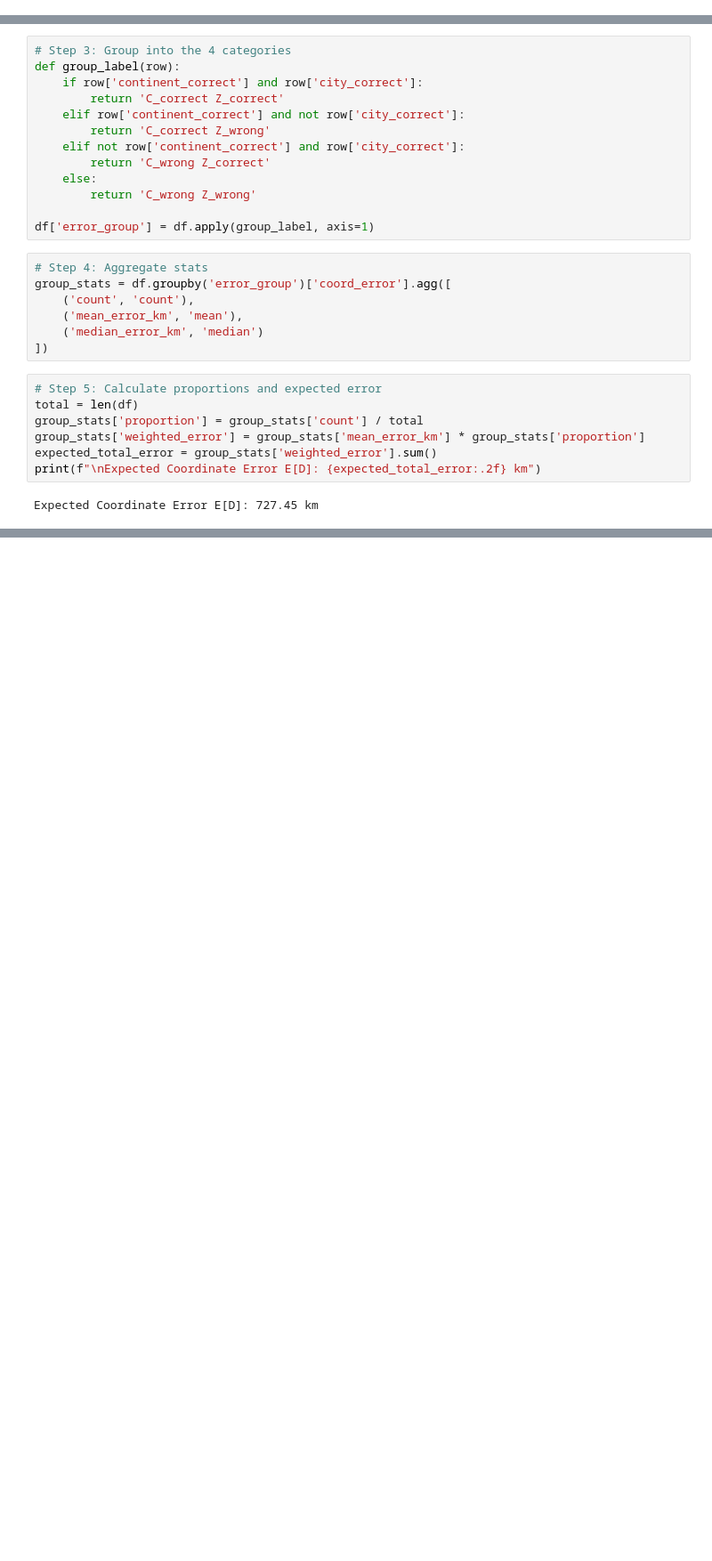
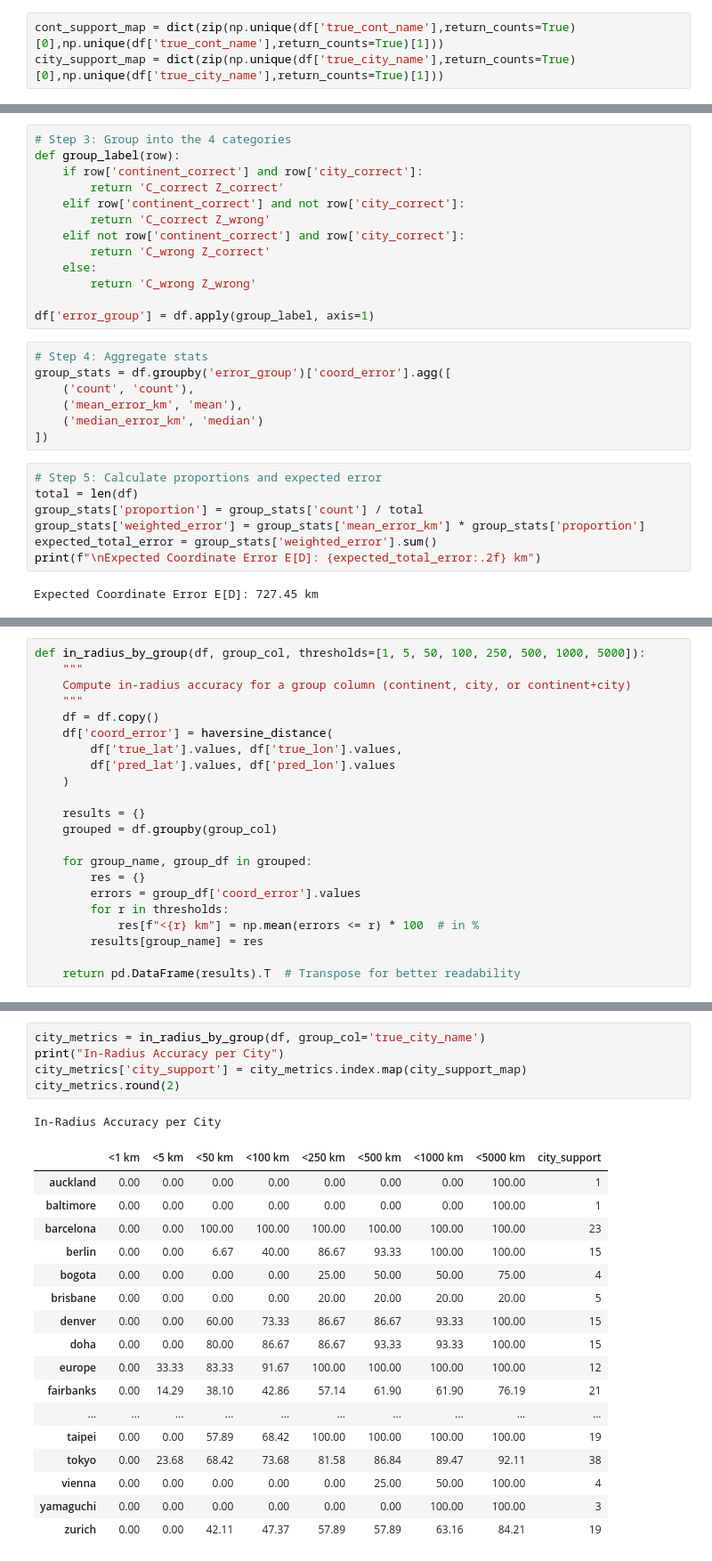
Before and after one commit to ChandrashekarCR/mgps_optimization, a Jupyter notebook: notebooks/feature_enginerring.ipynb, the cells around one changed output, grey strips where cells are left out. Shown: that part at 89% size. Saved outputs shown, nothing was run; the diff lists cells and outputs as text; blank space fills up the shorter version.

Commit message:
Twenty Seventh Commit. Add correct error propogation metrics and perfromed several other checks. Started writing the paper.

```diff
--- a/notebooks/feature_enginerring.ipynb
+++ b/notebooks/feature_enginerring.ipynb
@@ -402,6 +474,9 @@ df['pred_cont_name'] = df['pred_cont'].map(lambda i: continents[i])
 
 df['true_city_name'] = df['true_city'].map(lambda i: cities[i])
 df['pred_city_name'] = df['pred_city'].map(lambda i: cities[i])
+# %%
+cont_support_map = dict(zip(np.unique(df['true_cont_name'],return_counts=True)[0],np.unique(df['true_cont_name'],return_counts=True)[1]))
+city_support_map = dict(zip(np.unique(df['true_city_name'],return_counts=True)[0],np.unique(df['true_city_name'],return_counts=True)[1]))
 # %%
 # Step 1: Compute the correctness
 df['continent_correct'] = df['true_cont'] == df['pred_cont']
@@ -474,0 +630,22 @@ group_stats
+# %%
+def in_radius_by_group(df, group_col, thresholds=[1, 5, 50, 100, 250, 500, 1000, 5000]):
+    """
+    Compute in-radius accuracy for a group column (continent, city, or continent+city)
+    """
+    df = df.copy()
+    df['coord_error'] = haversine_distance(
+        df['true_lat'].values, df['true_lon'].values,
+        df['pred_lat'].values, df['pred_lon'].values
+    )
+
+    results = {}
+    grouped = df.groupby(group_col)
+
+    for group_name, group_df in grouped:
+        res = {}
+        errors = group_df['coord_error'].values
+        for r in thresholds:
+            res[f"<{r} km"] = np.mean(errors <= r) * 100  # in %
+        results[group_name] = res
+
+    return pd.DataFrame(results).T  # Transpose for better readability
@@ -474,0 +667,24 @@ group_stats
+# %%
+city_metrics = in_radius_by_group(df, group_col='true_city_name')
+print("In-Radius Accuracy per City")
+city_metrics['city_support'] = city_metrics.index.map(city_support_map)
+city_metrics.round(2)
+# %% [output]
+In-Radius Accuracy per City
+|  | <1 km | <5 km | <50 km | <100 km | <250 km | <500 km | <1000 km | <5000 km | city_support |
+| auckland | 0.00 | 0.00 | 0.00 | 0.00 | 0.00 | 0.00 | 0.00 | 100.00 | 1 |
+| baltimore | 0.00 | 0.00 | 0.00 | 0.00 | 0.00 | 0.00 | 0.00 | 100.00 | 1 |
+| barcelona | 0.00 | 0.00 | 100.00 | 100.00 | 100.00 | 100.00 | 100.00 | 100.00 | 23 |
+| berlin | 0.00 | 0.00 | 6.67 | 40.00 | 86.67 | 93.33 | 100.00 | 100.00 | 15 |
+| bogota | 0.00 | 0.00 | 0.00 | 0.00 | 25.00 | 50.00 | 50.00 | 75.00 | 4 |
+| brisbane | 0.00 | 0.00 | 0.00 | 0.00 | 20.00 | 20.00 | 20.00 | 20.00 | 5 |
+| denver | 0.00 | 0.00 | 60.00 | 73.33 | 86.67 | 86.67 | 93.33 | 100.00 | 15 |
+| doha | 0.00 | 0.00 | 80.00 | 86.67 | 86.67 | 93.33 | 93.33 | 100.00 | 15 |
+| europe | 0.00 | 33.33 | 83.33 | 91.67 | 100.00 | 100.00 | 100.00 | 100.00 | 12 |
+| fairbanks | 0.00 | 14.29 | 38.10 | 42.86 | 57.14 | 61.90 | 61.90 | 76.19 | 21 |
+| ... | ... | ... | ... | ... | ... | ... | ... | ... | ... |
+| taipei | 0.00 | 0.00 | 57.89 | 68.42 | 100.00 | 100.00 | 100.00 | 100.00 | 19 |
+| tokyo | 0.00 | 23.68 | 68.42 | 73.68 | 81.58 | 86.84 | 89.47 | 92.11 | 38 |
+| vienna | 0.00 | 0.00 | 0.00 | 0.00 | 0.00 | 25.00 | 50.00 | 100.00 | 4 |
+| yamaguchi | 0.00 | 0.00 | 0.00 | 0.00 | 0.00 | 0.00 | 100.00 | 100.00 | 3 |
+| zurich | 0.00 | 0.00 | 42.11 | 47.37 | 57.89 | 57.89 | 63.16 | 84.21 | 19 |
```
Also changed, not shown: parts of 11 cells of this notebook, 21 other files.
